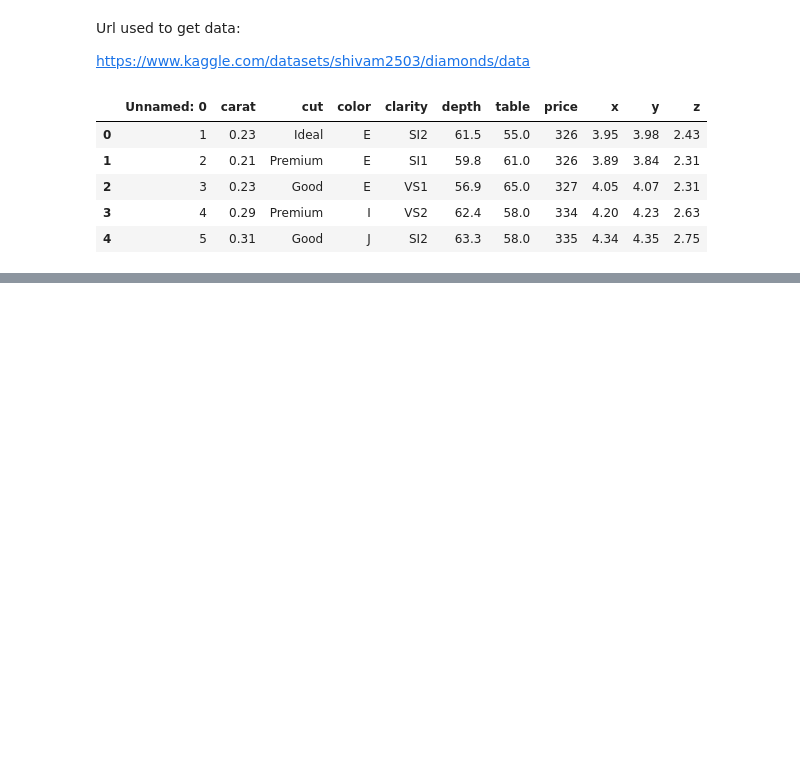
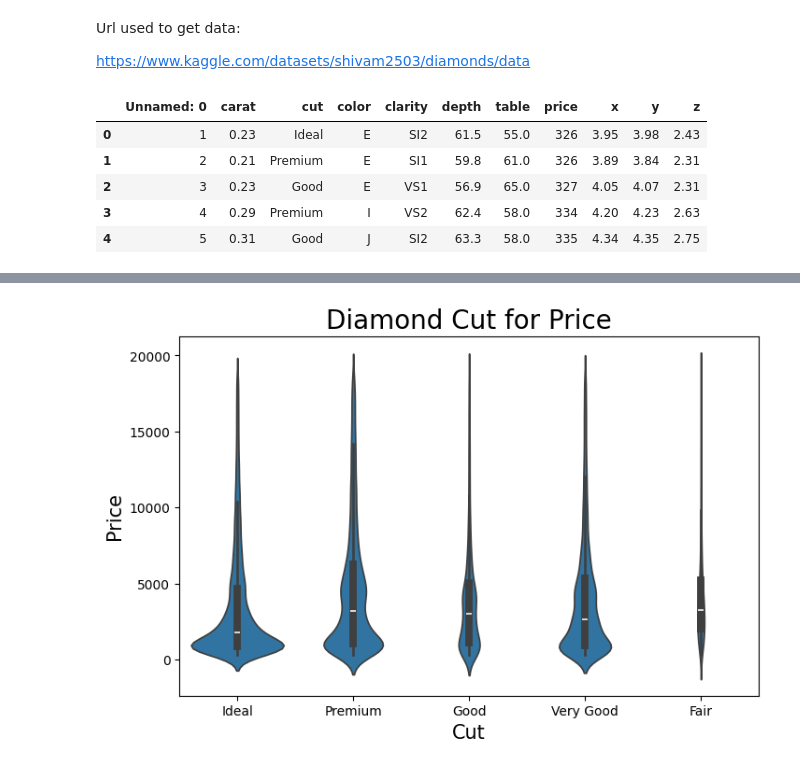
Before and after one commit to Maiker4/projects, a Jupyter notebook: Diamonds/diamonds.ipynb, the cells around one changed output, grey strips where cells are left out. Saved outputs shown, nothing was run; the diff lists cells and outputs as text; code cells hidden in the pictures; blank space fills up the shorter version.

Commit message:
commit - diamonds final project

```diff
--- a/Diamonds/diamonds.ipynb
+++ b/Diamonds/diamonds.ipynb
@@ -127,0 +103,9 @@ matrix
+# %%
+plt.figure(figsize=(8,5))
+ax = sns.violinplot(x='cut', y='price', data=diam_new, density_norm='count')
+ax.set_title('Diamond Cut for Price', fontsize=20)
+ax.set_ylabel('Price', fontsize=15)
+ax.set_xlabel('Cut', fontsize=15)
+plt.show()
+# %% [output]
+[figure, added]
```
Also changed, not shown: parts of 22 cells of this notebook, 1 other file.
